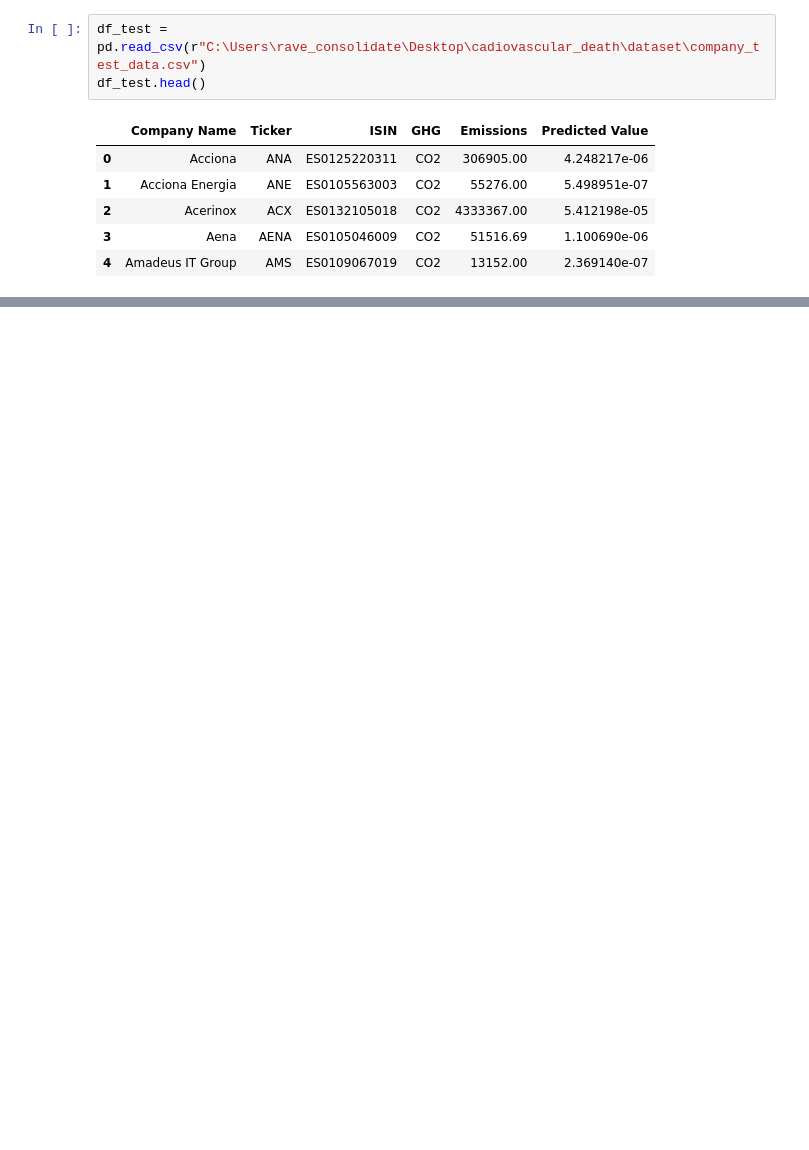
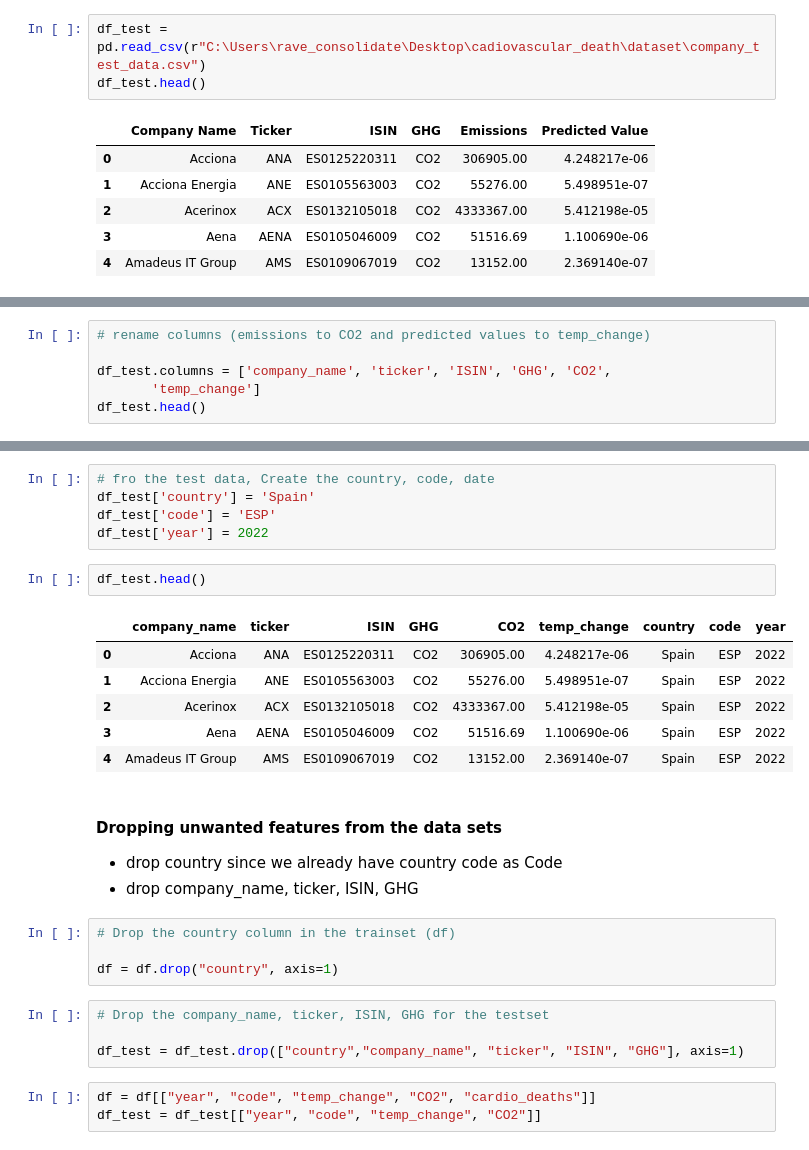
Before and after one commit to RaveEx12/cadiovascular_death, a Jupyter notebook: notebooks/cadio_notebook.ipynb, the cells around one changed output, grey strips where cells are left out. Saved outputs shown, nothing was run; the diff lists cells and outputs as text; blank space fills up the shorter version.

Commit message:
Cleaned the data set but yet to complete the preprocessing

```diff
--- a/notebooks/cadio_notebook.ipynb
+++ b/notebooks/cadio_notebook.ipynb
@@ -58,0 +120,6 @@ df_test.head()
+# %%
+# rename columns (emissions to CO2 and predicted values to temp_change)
+
+df_test.columns = ['company_name', 'ticker', 'ISIN', 'GHG', 'CO2',
+       'temp_change']
+df_test.head()
@@ -58,0 +133,30 @@ df_test.head()
+# %%
+# fro the test data, Create the country, code, date
+df_test['country'] = 'Spain'
+df_test['code'] = 'ESP'
+df_test['year'] = 2022
+# %%
+df_test.head()
+# %% [output]
+|  | company_name | ticker | ISIN | GHG | CO2 | temp_change | country | code | year |
+| 0 | Acciona | ANA | ES0125220311 | CO2 | 306905.00 | 4.248217e-06 | Spain | ESP | 2022 |
+| 1 | Acciona Energia | ANE | ES0105563003 | CO2 | 55276.00 | 5.498951e-07 | Spain | ESP | 2022 |
+| 2 | Acerinox | ACX | ES0132105018 | CO2 | 4333367.00 | 5.412198e-05 | Spain | ESP | 2022 |
+| 3 | Aena | AENA | ES0105046009 | CO2 | 51516.69 | 1.100690e-06 | Spain | ESP | 2022 |
+| 4 | Amadeus IT Group | AMS | ES0109067019 | CO2 | 13152.00 | 2.369140e-07 | Spain | ESP | 2022 |
+# %% [markdown]
+#### Dropping unwanted features from the data sets
+
+- drop country since we already have country code as Code
+- drop company_name, ticker, ISIN, GHG
+# %%
+# Drop the country column in the trainset (df)
+
+df = df.drop("country", axis=1)
+# %%
+# Drop the company_name, ticker, ISIN, GHG for the testset
+
+df_test = df_test.drop(["country","company_name", "ticker", "ISIN", "GHG"], axis=1)
+# %%
+df = df[["year", "code", "temp_change", "CO2", "cardio_deaths"]]
+df_test = df_test[["year", "code", "temp_change", "CO2"]]
```
Also changed, not shown: parts of 23 cells of this notebook.
